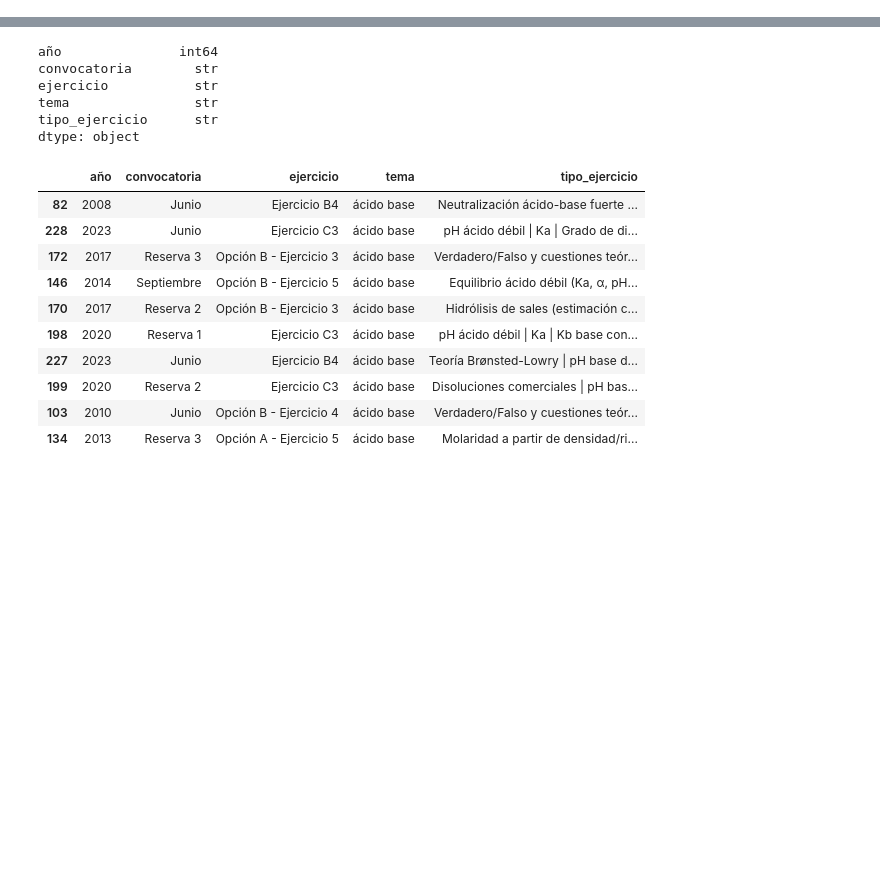
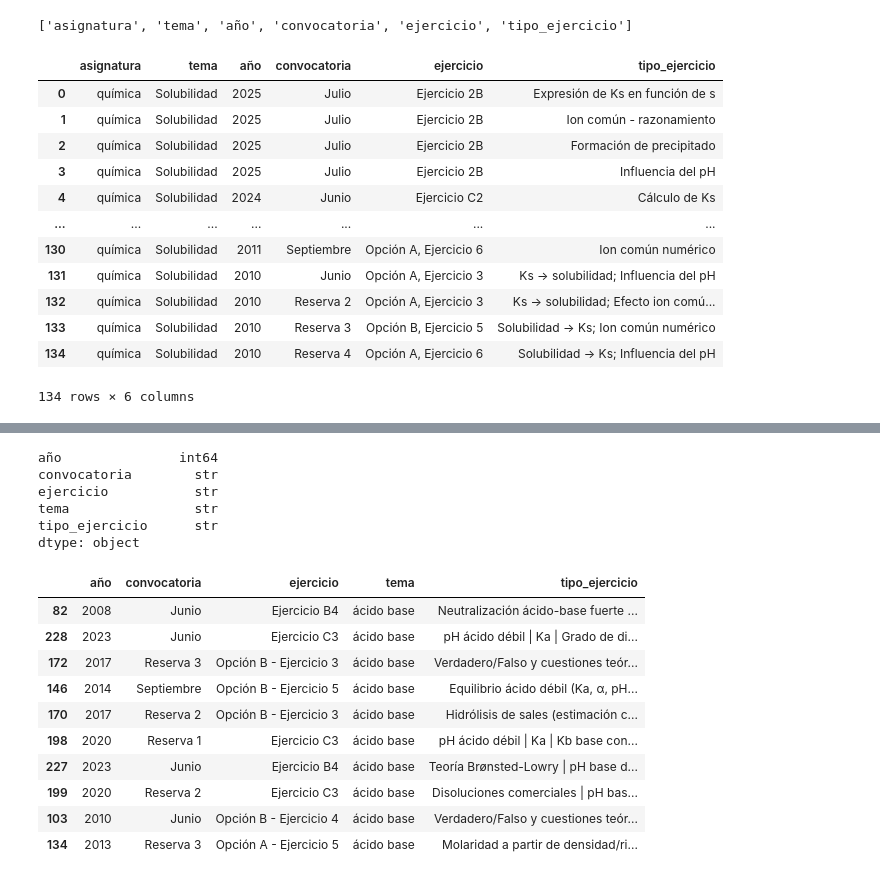
Before and after one commit to chusk2/exercises_classifier, a Jupyter notebook: clasificaciones/classifications.ipynb, the cells around one changed output, grey strips where cells are left out. Drawn from its saved outputs; the diff is of its cells as text; code cells hidden in the pictures; blank space fills up the shorter version.

```diff
--- a/clasificaciones/classifications.ipynb
+++ b/clasificaciones/classifications.ipynb
@@ -64,0 +37,28 @@ df.tema = "ácido base"
+# %%
+df.ejercicio = df.ejercicio.str.replace("Ejercicio 5 Opción B", "Opción B, Ejercicio 5")
+# %%
+cols = [f'{i}' for i in "asignatura,tema,año,convocatoria,ejercicio,tipo_ejercicio".split(",") ]
+cols
+# asignatura,tema,año,convocatoria,ejercicio,tipo_ejercicio
+# %% [output]
+['asignatura', 'tema', 'año', 'convocatoria', 'ejercicio', 'tipo_ejercicio']
+# %%
+df["asignatura"] = "química"
+# %%
+df = df.loc[:, cols]
+# %%
+df
+# %% [output]
+|  | asignatura | tema | año | convocatoria | ejercicio | tipo_ejercicio |
+| 0 | química | Solubilidad | 2025 | Julio | Ejercicio 2B | Expresión de Ks en función de s |
+| 1 | química | Solubilidad | 2025 | Julio | Ejercicio 2B | Ion común - razonamiento |
+| 2 | química | Solubilidad | 2025 | Julio | Ejercicio 2B | Formación de precipitado |
+| 3 | química | Solubilidad | 2025 | Julio | Ejercicio 2B | Influencia del pH |
+| 4 | química | Solubilidad | 2024 | Junio | Ejercicio C2 | Cálculo de Ks |
+| ... | ... | ... | ... | ... | ... | ... |
+| 130 | química | Solubilidad | 2011 | Septiembre | Opción A, Ejercicio 6 | Ion común numérico |
+| 131 | química | Solubilidad | 2010 | Junio | Opción A, Ejercicio 3 | Ks → solubilidad; Influencia del pH |
+| 132 | química | Solubilidad | 2010 | Reserva 2 | Opción A, Ejercicio 3 | Ks → solubilidad; Efecto ion comú... |
+| 133 | química | Solubilidad | 2010 | Reserva 3 | Opción B, Ejercicio 5 | Solubilidad → Ks; Ion común numérico |
+| 134 | química | Solubilidad | 2010 | Reserva 4 | Opción A, Ejercicio 6 | Solubilidad → Ks; Influencia del pH |
+134 rows × 6 columns
```
Also changed, not shown: parts of 47 cells of this notebook, 10 other files.
